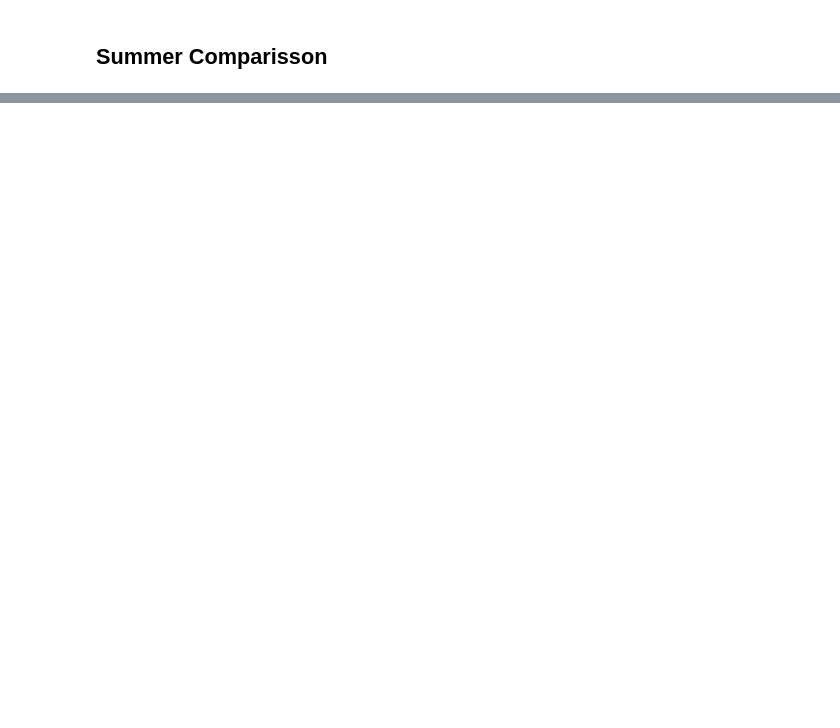
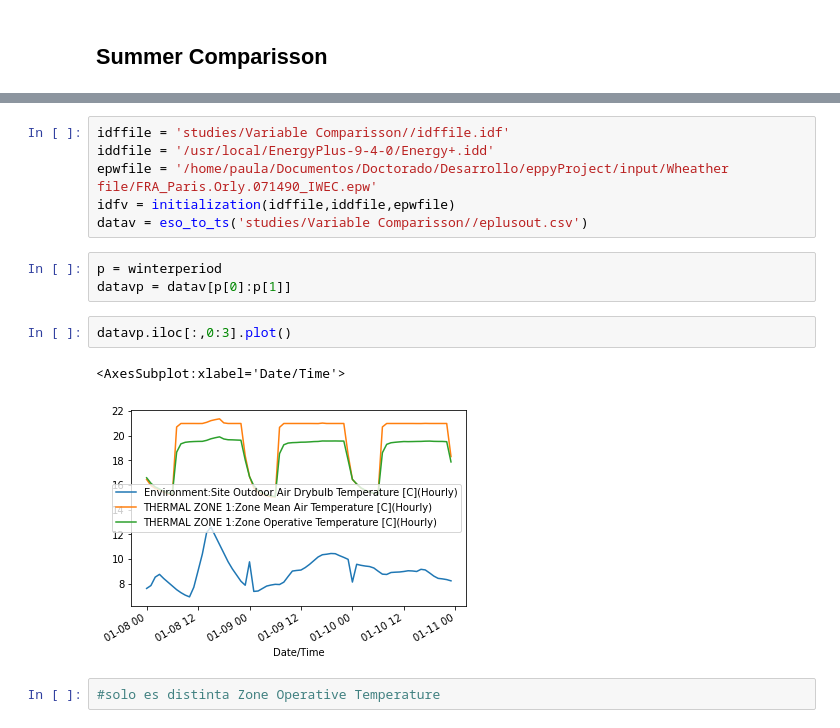
Before and after one commit to paulavmf/eppyProject, a Jupyter notebook: TemoeratureStudyplots.ipynb, the cells around one changed output, grey strips where cells are left out. Cells and saved outputs as stored; diff of their text form; blank space fills up the shorter version.

Commit message:
variable Comparisson added and finally study working
Variable comparisson to know wich variables to track

```diff
--- a/TemoeratureStudyplots.ipynb
+++ b/TemoeratureStudyplots.ipynb
@@ -217,0 +216,16 @@ sdata.plot(figsize = (12,5),grid =True)
+# %%
+idffile = 'studies/Variable Comparisson//idffile.idf'
+iddfile = '/usr/local/EnergyPlus-9-4-0/Energy+.idd'
+epwfile = '/home/paula/Documentos/Doctorado/Desarrollo/eppyProject/input/Wheather file/FRA_Paris.Orly.071490_IWEC.epw'
+idfv = initialization(idffile,iddfile,epwfile)
+datav = eso_to_ts('studies/Variable Comparisson//eplusout.csv')
+# %%
+p = winterperiod
+datavp = datav[p[0]:p[1]]
+# %%
+datavp.iloc[:,0:3].plot()
+# %% [output]
+<AxesSubplot:xlabel='Date/Time'>
+[figure, added]
+# %%
+#solo es distinta Zone Operative Temperature
```
Also changed, not shown: parts of 16 cells of this notebook, 2 other files.
